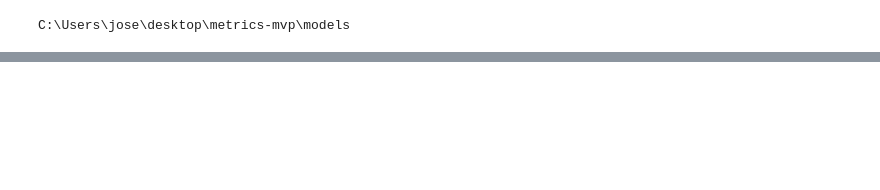
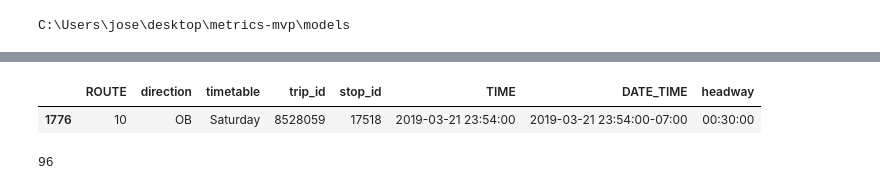
Before and after one commit to trynmaps/metrics-mvp, a Jupyter notebook: models/Untitled.ipynb, the cells around one changed output, grey strips where cells are left out. Saved outputs shown, nothing was run; the diff lists cells and outputs as text; code cells hidden in the pictures; blank space fills up the shorter version.

```diff
--- a/models/Untitled.ipynb
+++ b/models/Untitled.ipynb
@@ -304,0 +108,9 @@ True
+# %%
+types[0][types[0]["DATE_TIME"] == types[0]["DATE_TIME"].max()]
+# %% [output]
+|  | ROUTE | direction | timetable | trip_id | stop_id | TIME | DATE_TIME | headway |
+| 1776 | 10 | OB | Saturday | 8528059 | 17518 | 2019-03-21 23:54:00 | 2019-03-21 23:54:00-07:00 | 00:30:00 |
+# %%
+len(types[0])
+# %% [output]
+96
```
Also changed, not shown: parts of 59 cells of this notebook, 4 other files.
